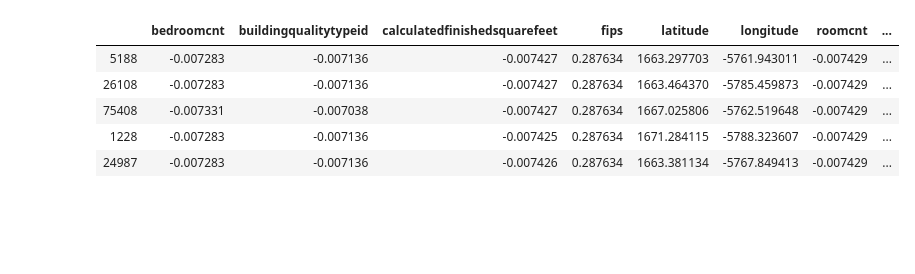
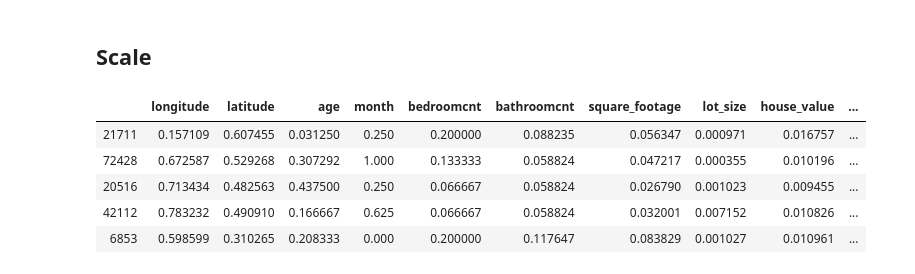
Before and after one commit to clustering-for-log-error/clustering-for-log-error, a Jupyter notebook: jada_aquire_and_prep.ipynb, the cells around one changed output. Drawn from its saved outputs; the diff is of its cells as text; code cells hidden in the pictures; blank space fills up the shorter version.

```diff
--- a/jada_aquire_and_prep.ipynb
+++ b/jada_aquire_and_prep.ipynb
@@ -68,2 +44,0 @@ df.head()
-# %%
-df = wrangle.handle_nulls(df)
@@ -89,0 +45,2 @@ dtype: int64
+# %%
+df = df.drop(df.columns[0], axis=1)
@@ -90,2 +56,2 @@ dtype: int64
 # %%
-df['tax_rate'] = df['taxamount']/df['taxvaluedollarcnt']
+df['bed_bath_ratio'] = df.bedroomcnt/df.bathroomcnt
@@ -108,3 +58,9 @@ y = df[['logerror']]
+# %%
+X = df[['longitude', 'latitude', 'age', 'month', 'bedroomcnt',
+        'bathroomcnt', 'square_footage', 'lot_size', 'house_value',
+        'land_value', 'full_value', 'tax_rate', 'roomcnt',
+        'Los_Angeles', 'Orange', 'Ventura']]
+y = df[['logerror']]
 # %%
 print(X.shape)
 print(y.shape)
@@ -125,19 +83,26 @@ X_train.head()
+# %% [markdown]
+## Scale
 # %%
-scaler = MinMaxScaler(copy=True)
-X_train[['calculatedfinishedsquarefeet']] = scaler.fit_transform(X_train[['calculatedfinishedsquarefeet']])
+# scaler = MinMaxScaler(copy=True)
+# X_train[['square_footage', 'lot_size', 'house_value', 'land_value', 'full_value']] = (scaler.fit_transform(X_train[['square_footage', 'lot_size', 'house_value', 'land_value', 'full_value']]))
+# train_scaled = pd.DataFrame(scaler.transform(X_train), columns=X_train.columns.values).set_index([X_train.index.values])
+# test_scaled = pd.DataFrame(scaler.transform(X_test), columns=X_test.columns.values).set_index([X_test.index.values])
+# train_scaled.head()
+
+scaler = MinMaxScaler(copy=True, feature_range=(0,1)).fit(X_train)
 
 train_scaled = pd.DataFrame(scaler.transform(X_train), columns=X_train.columns.values).set_index([X_train.index.values])
 
 test_scaled = pd.DataFrame(scaler.transform(X_test), columns=X_test.columns.values).set_index([X_test.index.values])
 
 train_scaled.head()
 # %% [output]
-|  | bedroomcnt | buildingqualitytypeid | calculatedfinishedsquarefeet | fips | latitude | longitude | roomcnt | ... |
-| 5188 | -0.007283 | -0.007136 | -0.007427 | 0.287634 | 1663.297703 | -5761.943011 | -0.007429 | ... |
-| 26108 | -0.007283 | -0.007136 | -0.007427 | 0.287634 | 1663.464370 | -5785.459873 | -0.007429 | ... |
-| 75408 | -0.007331 | -0.007038 | -0.007427 | 0.287634 | 1667.025806 | -5762.519648 | -0.007429 | ... |
-| 1228 | -0.007283 | -0.007136 | -0.007425 | 0.287634 | 1671.284115 | -5788.323607 | -0.007429 | ... |
-| 24987 | -0.007283 | -0.007136 | -0.007426 | 0.287634 | 1663.381134 | -5767.849413 | -0.007429 | ... |
+|  | longitude | latitude | age | month | bedroomcnt | bathroomcnt | square_footage | lot_size | house_value | ... |
+| 21711 | 0.157109 | 0.607455 | 0.031250 | 0.250 | 0.200000 | 0.088235 | 0.056347 | 0.000971 | 0.016757 | ... |
+| 72428 | 0.672587 | 0.529268 | 0.307292 | 1.000 | 0.133333 | 0.058824 | 0.047217 | 0.000355 | 0.010196 | ... |
+| 20516 | 0.713434 | 0.482563 | 0.437500 | 0.250 | 0.066667 | 0.058824 | 0.026790 | 0.001023 | 0.009455 | ... |
+| 42112 | 0.783232 | 0.490910 | 0.166667 | 0.625 | 0.066667 | 0.058824 | 0.032001 | 0.007152 | 0.010826 | ... |
+| 6853 | 0.598599 | 0.310265 | 0.208333 | 0.000 | 0.200000 | 0.117647 | 0.083829 | 0.001027 | 0.010961 | ... |
 # %%
 cluster_vars = train_scaled[['latitude', 'longitude', 'roomcnt']]
 
```
Also changed, not shown: parts of 26 cells of this notebook, 2 other files.
